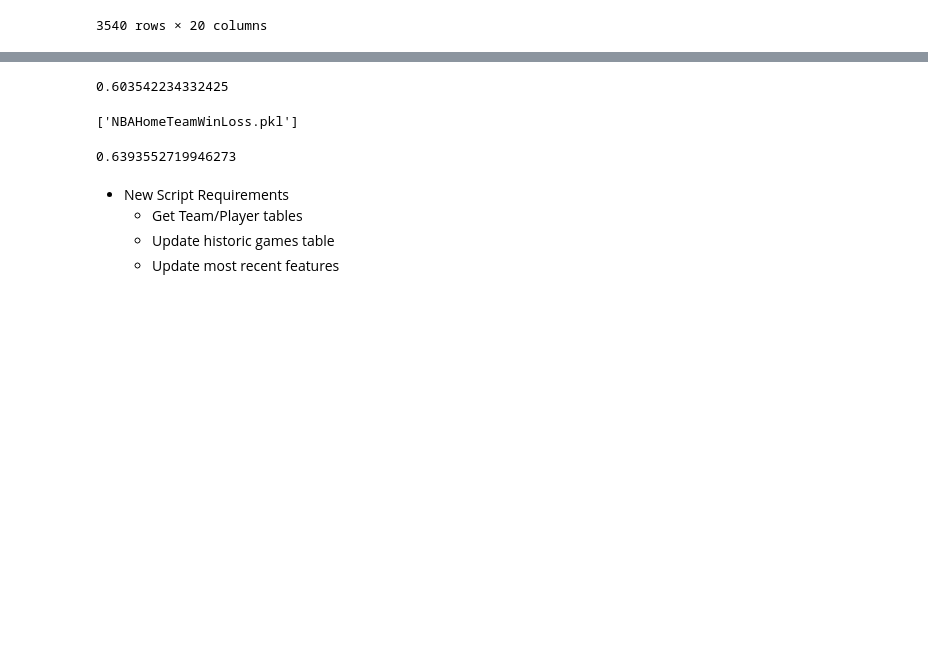
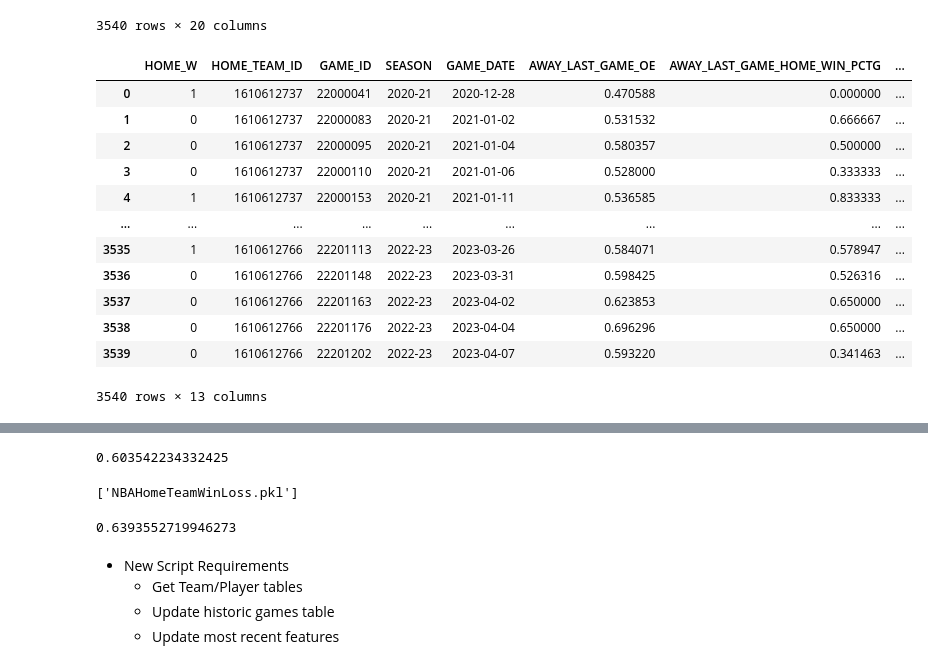
Before and after one commit to TheResearchLab/Practice, a Jupyter notebook: Streamlit-Basketball-App/data_ingest.ipynb, the cells around one changed output, grey strips where cells are left out. Cells and saved outputs as stored; diff of their text form; code cells hidden in the pictures; blank space fills up the shorter version.

```diff
--- a/Streamlit-Basketball-App/data_ingest.ipynb
+++ b/Streamlit-Basketball-App/data_ingest.ipynb
@@ -429,5 +429,21 @@ home_team_df = home_team_df[['TEAM_ID','GAME_ID','GAME_DATE']]
 
 combined_df = pd.concat([home_team_df,away_team_df],ignore_index=True)
 team_last_game = combined_df.iloc[combined_df.groupby(['TEAM_ID'])['GAME_DATE'].idxmax()].reset_index(drop=True)
+# %%
+df.iloc[:,-13:]
+# %% [output]
+|  | HOME_W | HOME_TEAM_ID | GAME_ID | SEASON | GAME_DATE | AWAY_LAST_GAME_OE | AWAY_LAST_GAME_HOME_WIN_PCTG | ... |
+| 0 | 1 | 1610612737 | 22000041 | 2020-21 | 2020-12-28 | 0.470588 | 0.000000 | ... |
+| 1 | 0 | 1610612737 | 22000083 | 2020-21 | 2021-01-02 | 0.531532 | 0.666667 | ... |
+| 2 | 0 | 1610612737 | 22000095 | 2020-21 | 2021-01-04 | 0.580357 | 0.500000 | ... |
+| 3 | 0 | 1610612737 | 22000110 | 2020-21 | 2021-01-06 | 0.528000 | 0.333333 | ... |
+| 4 | 1 | 1610612737 | 22000153 | 2020-21 | 2021-01-11 | 0.536585 | 0.833333 | ... |
+| ... | ... | ... | ... | ... | ... | ... | ... | ... |
+| 3535 | 1 | 1610612766 | 22201113 | 2022-23 | 2023-03-26 | 0.584071 | 0.578947 | ... |
+| 3536 | 0 | 1610612766 | 22201148 | 2022-23 | 2023-03-31 | 0.598425 | 0.526316 | ... |
+| 3537 | 0 | 1610612766 | 22201163 | 2022-23 | 2023-04-02 | 0.623853 | 0.650000 | ... |
+| 3538 | 0 | 1610612766 | 22201176 | 2022-23 | 2023-04-04 | 0.696296 | 0.650000 | ... |
+| 3539 | 0 | 1610612766 | 22201202 | 2022-23 | 2023-04-07 | 0.593220 | 0.341463 | ... |
+3540 rows × 13 columns
 # %%
 latest_home_game = df.iloc[:,:12].merge(team_last_game, left_on=['HOME_TEAM_ID','GAME_DATE','GAME_ID'], right_on=['TEAM_ID','GAME_DATE','GAME_ID'])
```
Also changed, not shown: parts of 5 cells of this notebook.
